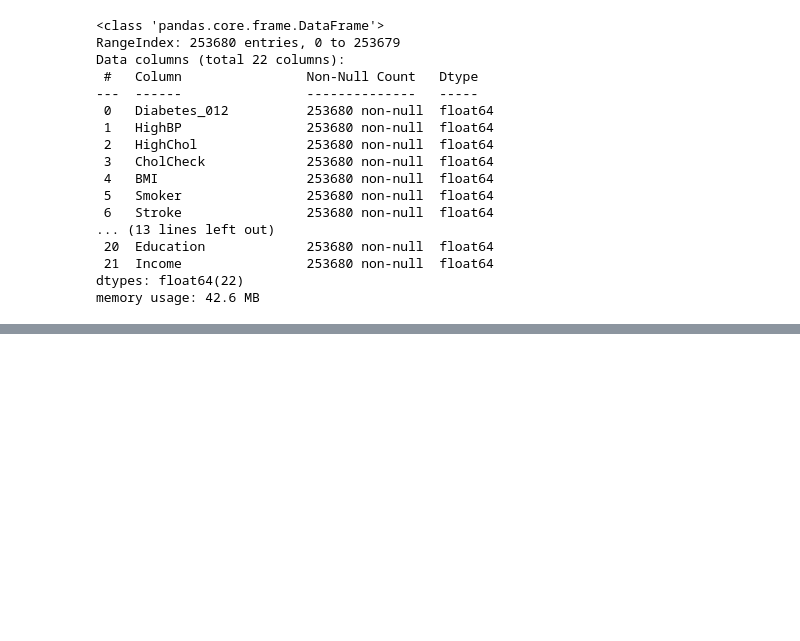
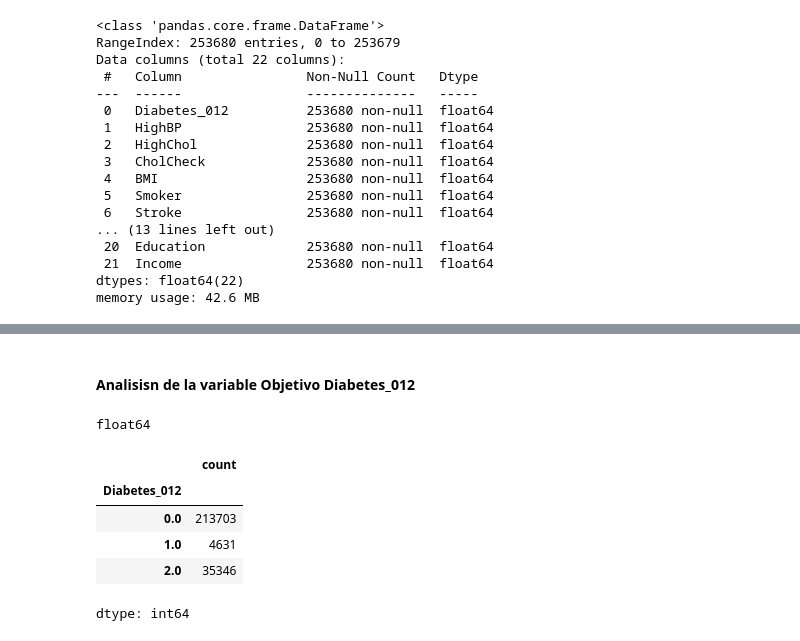
Before and after one commit to sebas-serrano/Diabetes_Health_Indicators, a Jupyter notebook: notebooks/Diabetes_Health_Indicators.ipynb, the cells around one changed output, grey strips where cells are left out. Saved outputs shown, nothing was run; the diff lists cells and outputs as text; code cells hidden in the pictures; blank space fills up the shorter version.

```diff
--- a/notebooks/Diabetes_Health_Indicators.ipynb
+++ b/notebooks/Diabetes_Health_Indicators.ipynb
@@ -85,0 +102,17 @@ memory usage: 42.6 MB
+# %% [markdown]
+#### Analisisn de la variable Objetivo Diabetes_012
+# %%
+# Confirmamos el tipo de la columna es Float
+print(df_multi['Diabetes_012'].dtype)
+# %% [output]
+float64
+# %%
+# Vemos que valores tiene la variable
+df_multi['Diabetes_012'].value_counts().sort_index()
+# %% [output]
+|  | count |
+| Diabetes_012 |  |
+| 0.0 | 213703 |
+| 1.0 | 4631 |
+| 2.0 | 35346 |
+dtype: int64
```
Also changed, not shown: parts of 14 cells of this notebook.
